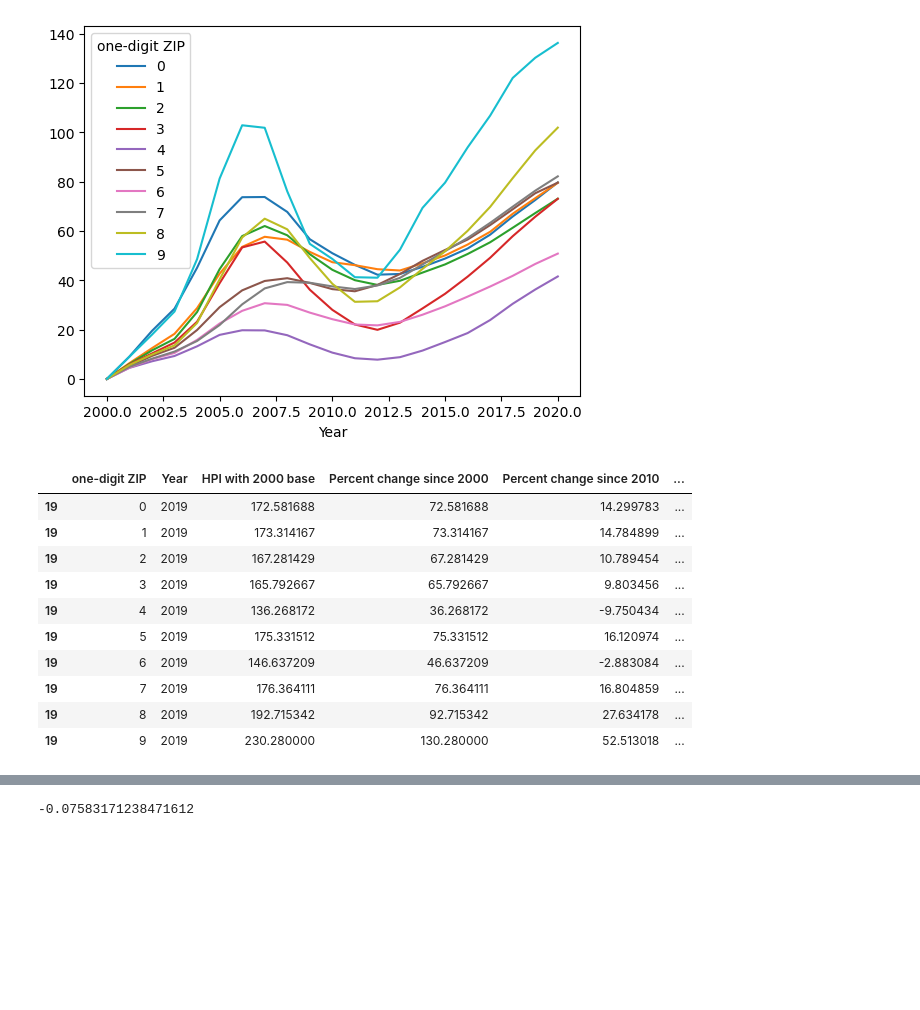
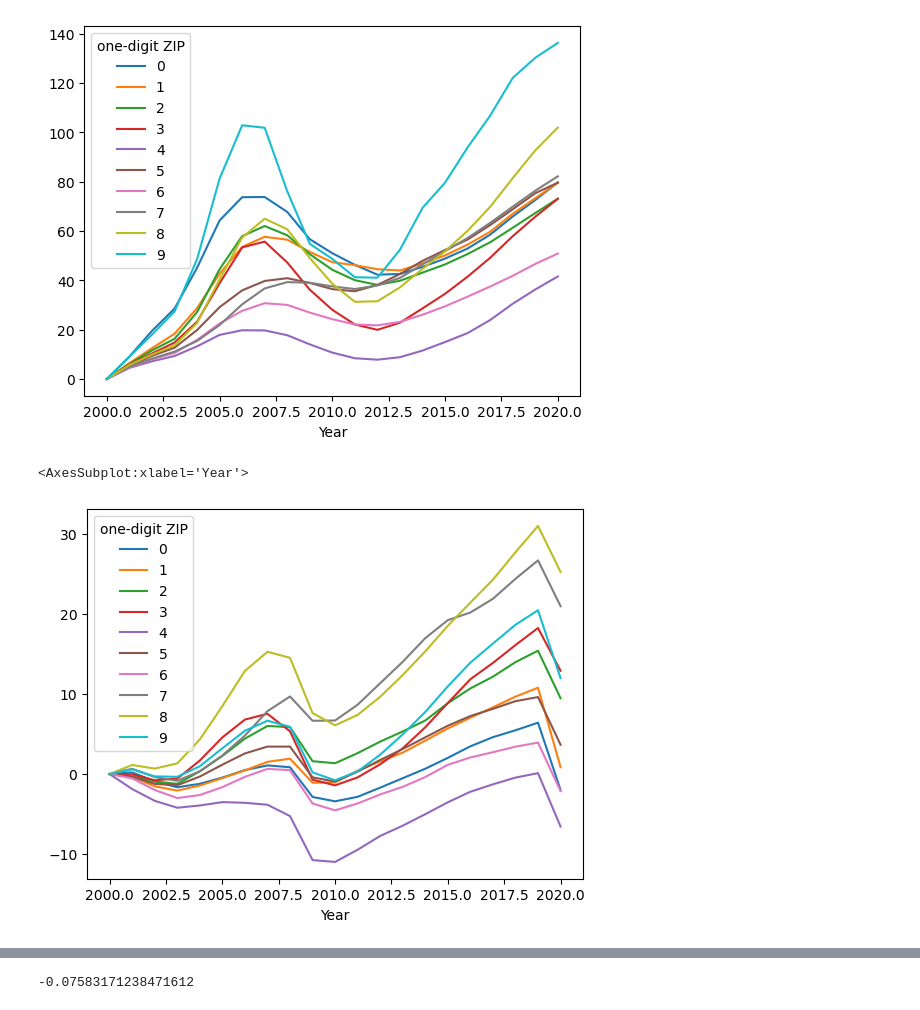
Before and after one commit to Brf0001/hpi_vs_jobgrowth, a Jupyter notebook: notebook/zip_vs_HPI.ipynb, the cells around one changed output, grey strips where cells are left out. Drawn from its saved outputs; the diff is of its cells as text; code cells hidden in the pictures; blank space fills up the shorter version.

```diff
--- a/notebook/zip_vs_HPI.ipynb
+++ b/notebook/zip_vs_HPI.ipynb
@@ -83,17 +83,10 @@ HPI_Percent_change_since_2000_pivot_table.plot(kind='line')
 # %% [output]
 <AxesSubplot:xlabel='Year'>
 [figure]
-# %%
-ZIP_VS_HPI[ZIP_VS_HPI['Year']==2019]
-# %% [output]
-|  | one-digit ZIP | Year | HPI with 2000 base | Percent change since 2000 | Percent change since 2010 | ... |
-| 19 | 0 | 2019 | 172.581688 | 72.581688 | 14.299783 | ... |
-| 19 | 1 | 2019 | 173.314167 | 73.314167 | 14.784899 | ... |
-| 19 | 2 | 2019 | 167.281429 | 67.281429 | 10.789454 | ... |
-| 19 | 3 | 2019 | 165.792667 | 65.792667 | 9.803456 | ... |
-| 19 | 4 | 2019 | 136.268172 | 36.268172 | -9.750434 | ... |
-| 19 | 5 | 2019 | 175.331512 | 75.331512 | 16.120974 | ... |
-| 19 | 6 | 2019 | 146.637209 | 46.637209 | -2.883084 | ... |
-| 19 | 7 | 2019 | 176.364111 | 76.364111 | 16.804859 | ... |
-| 19 | 8 | 2019 | 192.715342 | 92.715342 | 27.634178 | ... |
-| 19 | 9 | 2019 | 230.280000 | 130.280000 | 52.513018 | ... |
+# %%
+Employment_Percent_change_since_2000_pivot_table = pd.pivot_table(ZIP_VS_HPI, values='employment percent change since 2000', index='Year', columns='one-digit ZIP')
+# %%
+Employment_Percent_change_since_2000_pivot_table.plot(kind='line')
+# %% [output]
+<AxesSubplot:xlabel='Year'>
+[figure, added]
```
Also changed, not shown: parts of 10 cells of this notebook, 5 other files.
